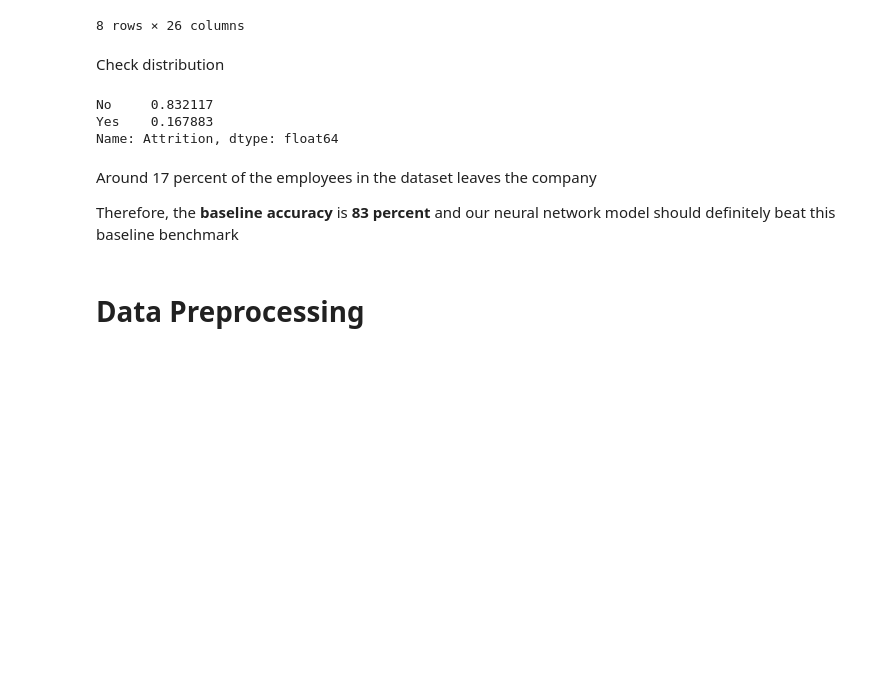
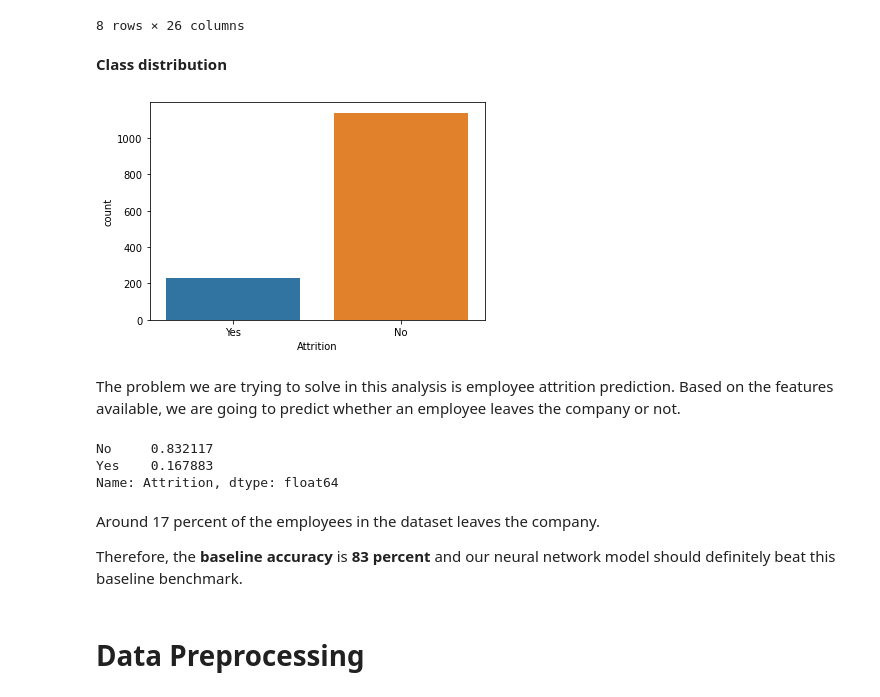
Before and after one commit to rareloto/open-shopee-code-league, a Jupyter notebook: Training workshops/Machine Learning with ANN using scikit-learn/employee-attrition-prediction-ann-mlpclassifier.ipynb, the cells around one changed output. Cells and saved outputs as stored; diff of their text form; code cells hidden in the pictures; blank space fills up the shorter version.

```diff
--- a/Training workshops/Machine Learning with ANN using scikit-learn/employee-attrition-prediction-ann-mlpclassifier.ipynb
+++ b/Training workshops/Machine Learning with ANN using scikit-learn/employee-attrition-prediction-ann-mlpclassifier.ipynb
@@ -82,8 +98,15 @@ train_df.describe()
 | 75% | 43.000000 | 1156.000000 | 14.000000 | 4.000000 | 1.0 | 1554.750000 | 4.000000 | ... |
 | max | 60.000000 | 1499.000000 | 29.000000 | 5.000000 | 1.0 | 2068.000000 | 4.000000 | ... |
 8 rows × 26 columns
-# %% [markdown]
-Check distribution
+# %% [markdown]
+**Class distribution**
+# %%
+sns.countplot(train_df['Attrition'])
+plt.show()
+# %% [output]
+[figure, added]
+# %% [markdown]
+The problem we are trying to solve in this analysis is employee attrition prediction. Based on the features available, we are going to predict whether an employee leaves the company or not.
 # %%
 train_df['Attrition'].value_counts(normalize = True)
 # %% [output]
@@ -91,9 +114,9 @@ No     0.832117
 Yes    0.167883
 Name: Attrition, dtype: float64
 # %% [markdown]
-Around 17 percent of the employees in the dataset leaves the company
+Around 17 percent of the employees in the dataset leaves the company.
 
-Therefore, the **baseline accuracy** is **83 percent** and our neural network model should definitely beat this baseline benchmark
+Therefore, the **baseline accuracy** is **83 percent** and our neural network model should definitely beat this baseline benchmark.
 # %% [markdown]
 # Data Preprocessing
 # %% [markdown]
```
Also changed, not shown: parts of 19 cells of this notebook.
